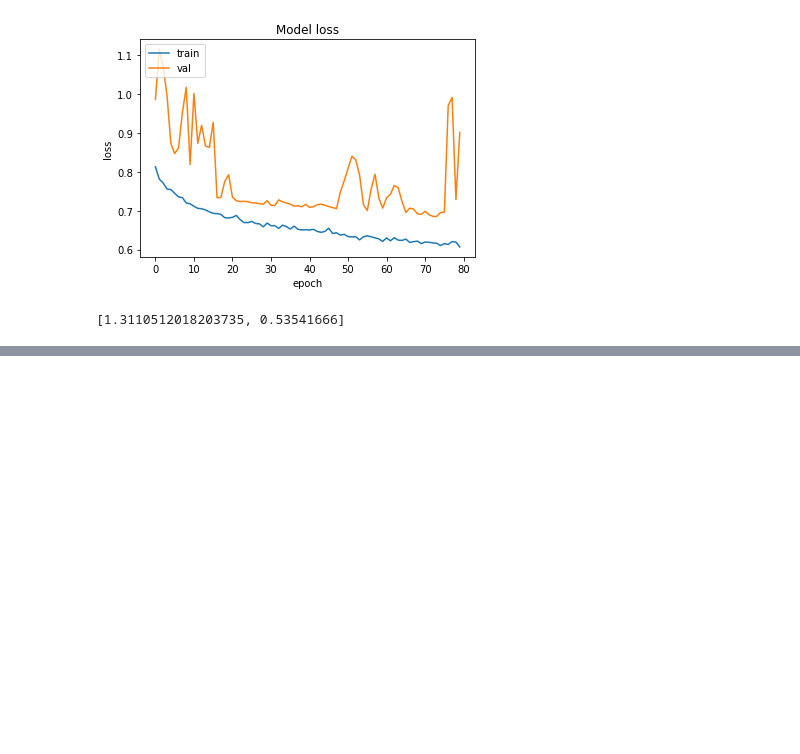
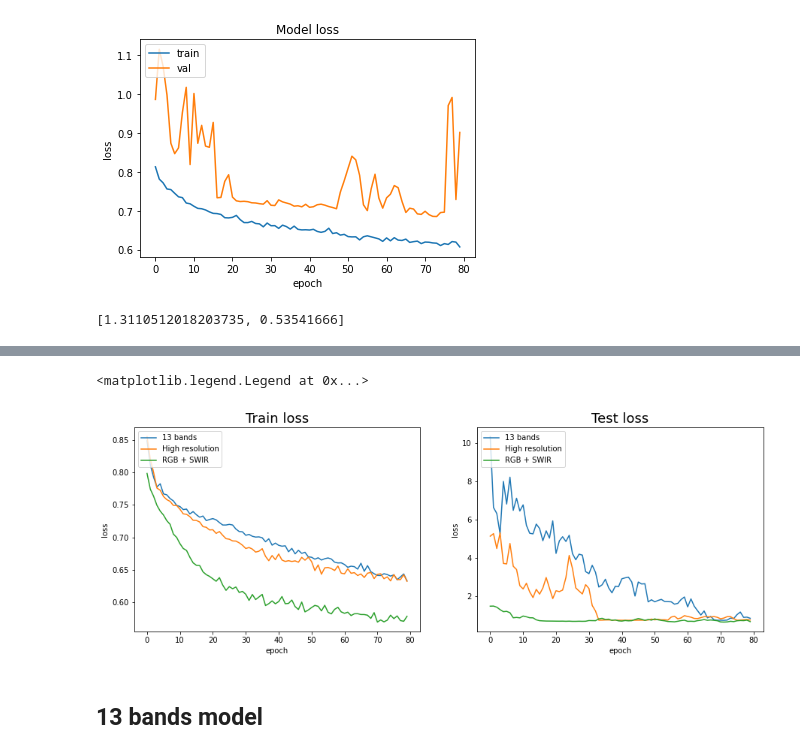
Before and after one commit to RomainCapo/IADeforestation, a Jupyter notebook: BandVariation.ipynb, the cells around one changed output, grey strips where cells are left out. Cells and saved outputs as stored; diff of their text form; code cells hidden in the pictures; blank space fills up the shorter version.

```diff
--- a/BandVariation.ipynb
+++ b/BandVariation.ipynb
@@ -233,0 +262,23 @@ final_model.evaluate_generator(test_generator,30)
+# %%
+fig, axes = plt.subplots(1,2, figsize=(15,5))
+# summarize history for accuracy
+axes[0].plot(history_13bands['loss'])
+axes[0].plot(history_highres_bands['loss'])
+axes[0].plot(history_rgb_swir_bands['loss'])
+axes[0].set_title('Train loss', fontsize=18)
+axes[0].set_ylabel('loss')
+axes[0].set_xlabel('epoch')
+axes[0].legend(['13 bands', 'High resolution', 'RGB + SWIR'], loc='upper left')
+
+axes[1].plot(history_13bands['val_loss'])
+axes[1].plot(history_highres_bands['val_loss'])
+axes[1].plot(history_rgb_swir_bands['val_loss'])
+axes[1].set_title('Test loss', fontsize=18)
+axes[1].set_ylabel('loss')
+axes[1].set_xlabel('epoch')
+axes[1].legend(['13 bands', 'High resolution', 'RGB + SWIR'], loc='upper left')
+# %% [output]
+<matplotlib.legend.Legend at 0x...>
+[figure, added]
+# %% [markdown]
+## 13 bands model
```
Also changed, not shown: parts of 10 cells of this notebook, 9 other files.
